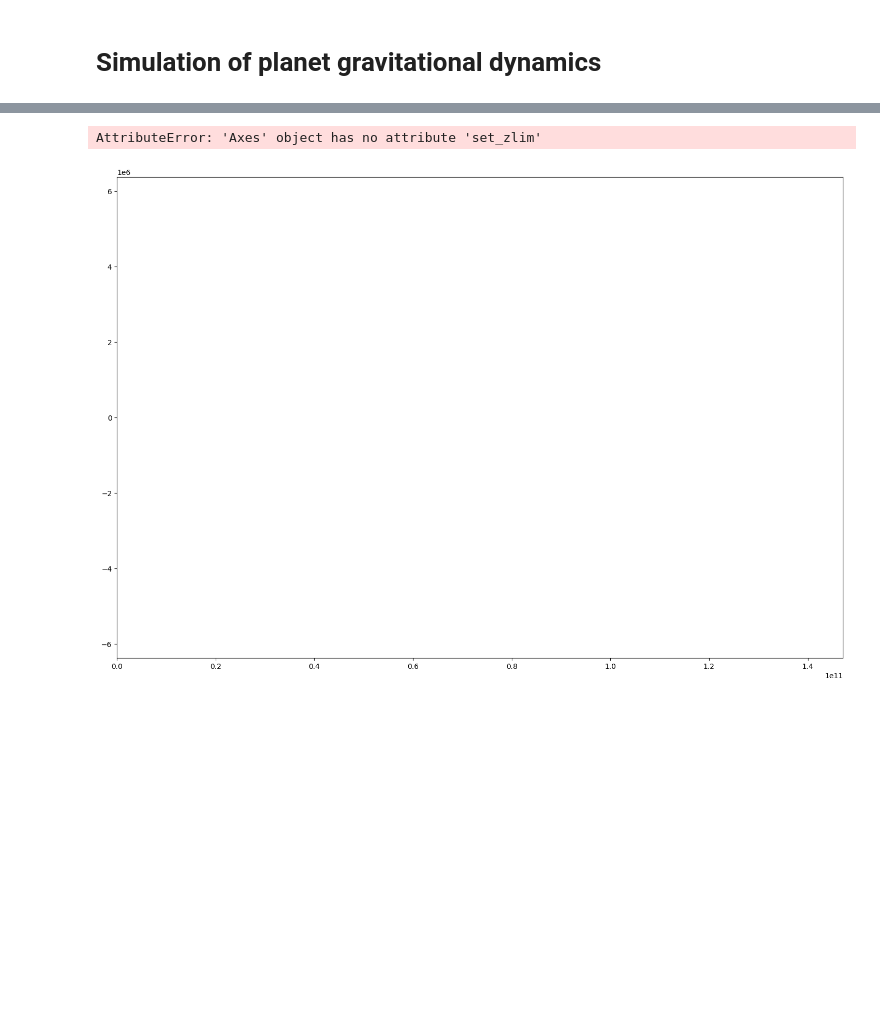
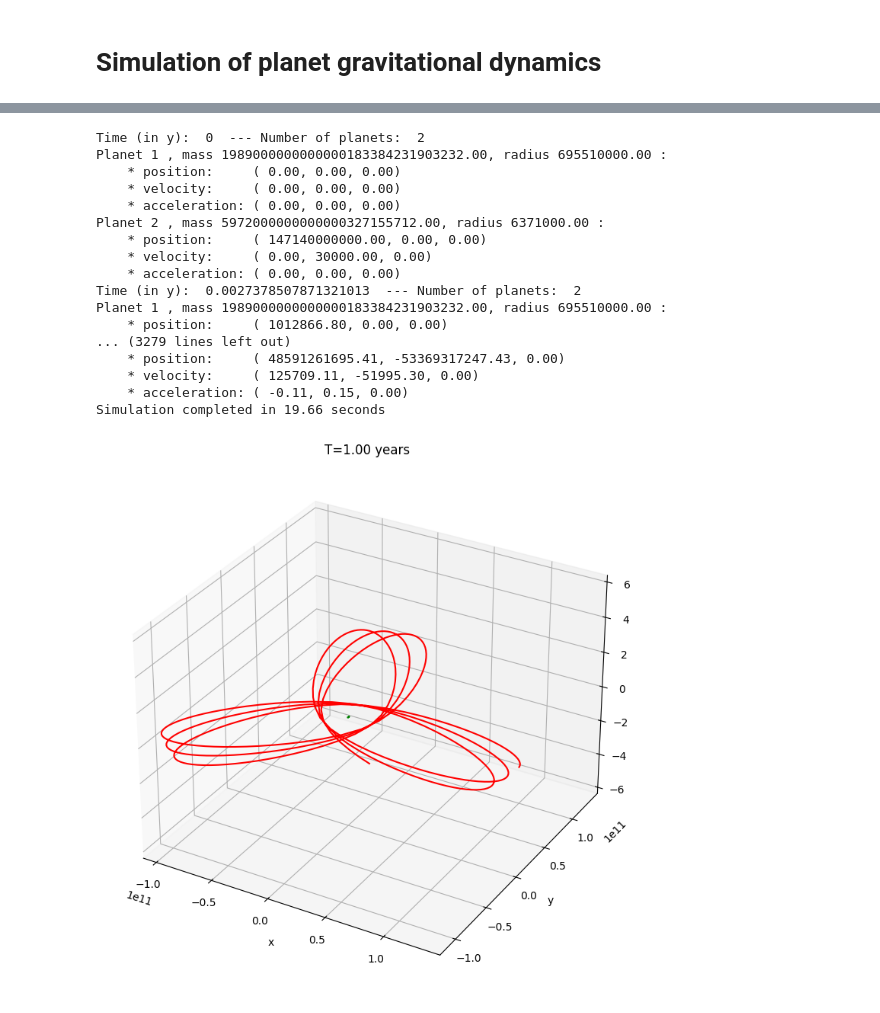
Before and after one commit to JordiBusquets/Planet-dynamics, a Jupyter notebook: scripts/Planets.ipynb, the cells around one changed output, grey strips where cells are left out. Saved outputs shown, nothing was run; the diff lists cells and outputs as text; code cells hidden in the pictures; blank space fills up the shorter version.

```diff
--- a/scripts/Planets.ipynb
+++ b/scripts/Planets.ipynb
@@ -4,17 +7,13 @@
 import sys
 sys.path.insert(0, '/Users/jordi/Documents/jordi/Programming/github_dev/Planet-dynamics')
 
-import numpy as np
 import matplotlib.pyplot as plt
-from mpl_toolkits.mplot3d import Axes3D
 plt.rcParams['figure.figsize'] = [18, 12]
 import timeit
-from IPython.display import clear_output, display
 
 # Import from src modules
 from src.constants import M_earth, R_earth, M_sun, R_sun, D_earth_sun, D_earth_moon, V_earth, G
-from src.models import Planet, set_up_positions, append_positions, static_sun
-from src.physics import compute_accelerations
+from src.models.planet import Planet, static_sun, random_sun, real_earth
 from src.main import planet_dynamics
 from src.visualization.plots import colors
 
@@ -24,7 +23,8 @@ time_delta = 1.0  # in days
 
 planets = [
     static_sun("1"),
-    Planet("2", R_sun, M_earth, D_earth_sun, 0.0, 0.0, 0.0, V_earth, 0.0)
+    real_earth("2"),
+    #random_sun("3"),
 ]
 
 # Run simulation with plotting enabled
@@ -37,2 +37,18 @@ print(f"Simulation completed in {stop - start:.2f} seconds")
-AttributeError: 'Axes' object has no attribute 'set_zlim'
+Time (in y):  0  --- Number of planets:  2
+Planet 1 , mass 1989000000000000183384231903232.00, radius 695510000.00 :
+    * position:     ( 0.00, 0.00, 0.00)
+    * velocity:     ( 0.00, 0.00, 0.00)
+    * acceleration: ( 0.00, 0.00, 0.00)
+Planet 2 , mass 5972000000000000327155712.00, radius 6371000.00 :
+    * position:     ( 147140000000.00, 0.00, 0.00)
+    * velocity:     ( 0.00, 30000.00, 0.00)
+    * acceleration: ( 0.00, 0.00, 0.00)
+Time (in y):  0.0027378507871321013  --- Number of planets:  2
+Planet 1 , mass 1989000000000000183384231903232.00, radius 695510000.00 :
+    * position:     ( 1012866.80, 0.00, 0.00)
+... (3279 lines left out)
+    * position:     ( 48591261695.41, -53369317247.43, 0.00)
+    * velocity:     ( 125709.11, -51995.30, 0.00)
+    * acceleration: ( -0.11, 0.15, 0.00)
+Simulation completed in 19.66 seconds
-[figure, old version]
+[figure, new version]
```
Also changed, not shown: parts of 2 cells of this notebook, 3 other files.
